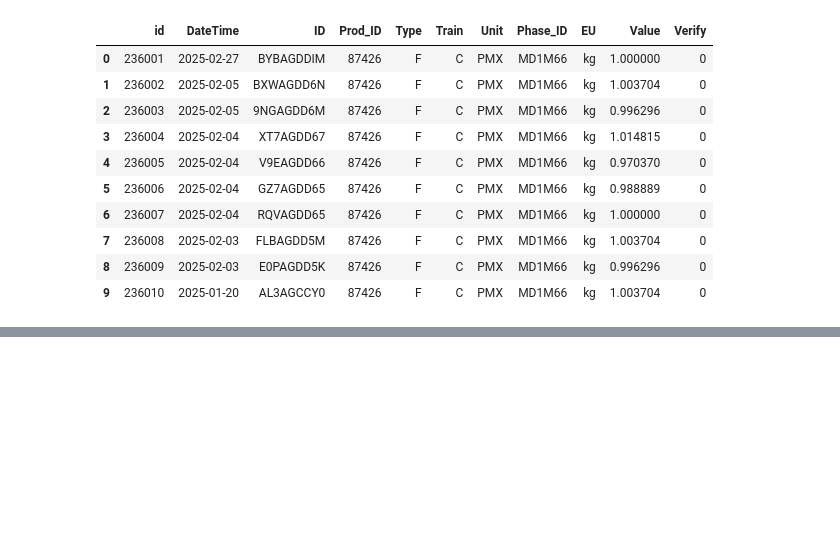
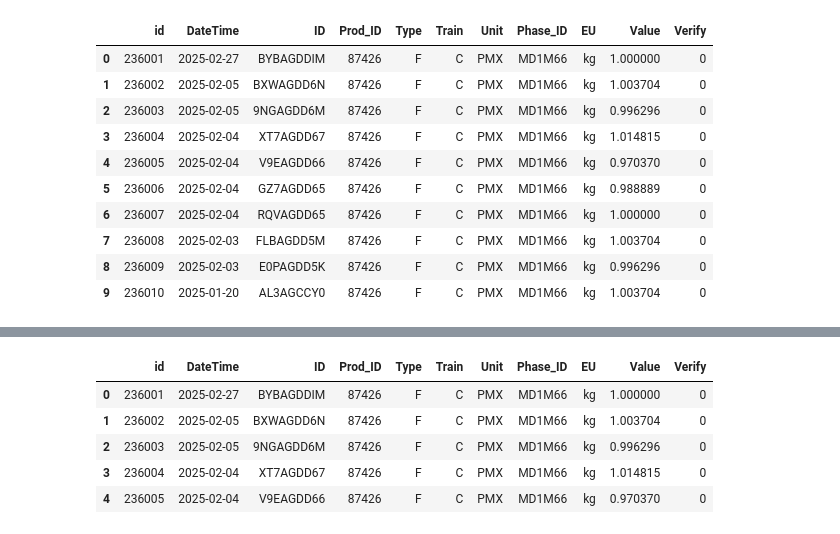
Before and after one commit to ygalves/ETL_project, a Jupyter notebook: ETLprj_extract.ipynb, the cells around one changed output, grey strips where cells are left out. Cells and saved outputs as stored; diff of their text form; code cells hidden in the pictures; blank space fills up the shorter version.

```diff
--- a/ETLprj_extract.ipynb
+++ b/ETLprj_extract.ipynb
@@ -330,0 +567,9 @@ df.head(10)
+# %%
+df.head()
+# %% [output]
+|  | id | DateTime | ID | Prod_ID | Type | Train | Unit | Phase_ID | EU | Value | Verify |
+| 0 | 236001 | 2025-02-27 | BYBAGDDIM | 87426 | F | C | PMX | MD1M66 | kg | 1.000000 | 0 |
+| 1 | 236002 | 2025-02-05 | BXWAGDD6N | 87426 | F | C | PMX | MD1M66 | kg | 1.003704 | 0 |
+| 2 | 236003 | 2025-02-05 | 9NGAGDD6M | 87426 | F | C | PMX | MD1M66 | kg | 0.996296 | 0 |
+| 3 | 236004 | 2025-02-04 | XT7AGDD67 | 87426 | F | C | PMX | MD1M66 | kg | 1.014815 | 0 |
+| 4 | 236005 | 2025-02-04 | V9EAGDD66 | 87426 | F | C | PMX | MD1M66 | kg | 0.970370 | 0 |
```
Also changed, not shown: parts of 31 cells of this notebook, 8 other files.
